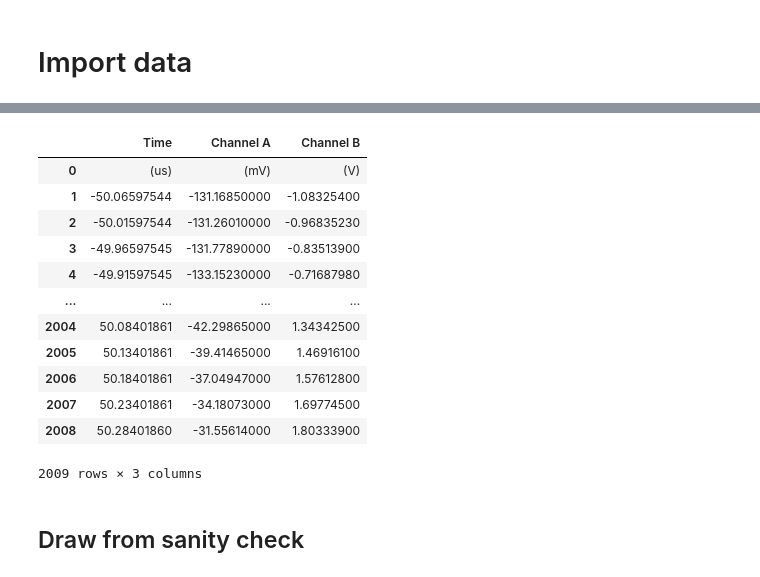
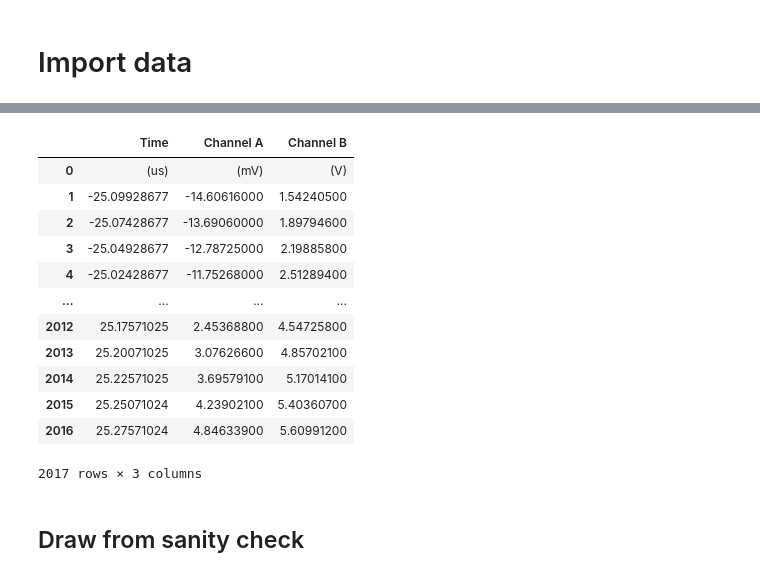
Before and after one commit to Vashistht/AdvancedLab_PHY243W, a Jupyter notebook: rlc_circuit/Chaos_lab.ipynb, the cells around one changed output, grey strips where cells are left out. Saved outputs shown, nothing was run; the diff lists cells and outputs as text; code cells hidden in the pictures.

```diff
--- a/rlc_circuit/Chaos_lab.ipynb
+++ b/rlc_circuit/Chaos_lab.ipynb
@@ -11,0 +42,7 @@ rlc_data_2 = pd.read_csv('7_10.csv')
+# %%
+path = "/Users/vashisth/Desktop/PHY_243W/data_at_279.800kHz/"
+# file_path_ls = ['/content/drive/MyDrive/PHYS 243W/RLC Chaos Lab/data at 279.800kHz/{0:.2f}/{1:.2f}_05.csv'.format(x,x)  for x in folders]
+file_path_ls = [path+'{0:.2f}/{1:.2f}_05.csv'.format(x,x)  for x in folders]
+file_path_ls[28] = path+'7.00/7.00_005.csv'
+file_path_ls[30] = path + '7.50/7.50_005.csv'
+file_path_ls[0]
@@ -12,19 +360,31 @@ rlc_data_2 = pd.read_csv('7_10.csv')
+# %%
+rlc_data_1 = pd.read_csv(filepath_or_buffer = path+'16.50/16.50_05.csv') # first file
+
+#rlc_data_2 = pd.read_csv(filepath_or_buffer ='/content/drive/MyDrive/PHYS 243W/RLC Chaos Lab/data at 279.800kHz/0.24/0.24_06.csv') # second file
+#rlc_data_2 = rlc_data_2.drop(axis=0, index=0)
 # %%
-rlc_data = rlc_data_1.append(rlc_data_2, ignore_index=True)
+
+#rlc_data = rlc_data_1.append(rlc_data_2, ignore_index=True)
+rlc_data = rlc_data_1
-# %% [output]
-|  | Time | Channel A | Channel B |
-| 0 | (us) | (mV) | (V) |
-| 1 | -50.06597544 | -131.16850000 | -1.08325400 |
-| 2 | -50.01597544 | -131.26010000 | -0.96835230 |
-| 3 | -49.96597545 | -131.77890000 | -0.83513900 |
-| 4 | -49.91597545 | -133.15230000 | -0.71687980 |
-| ... | ... | ... | ... |
-| 2004 | 50.08401861 | -42.29865000 | 1.34342500 |
-| 2005 | 50.13401861 | -39.41465000 | 1.46916100 |
-| 2006 | 50.18401861 | -37.04947000 | 1.57612800 |
-| 2007 | 50.23401861 | -34.18073000 | 1.69774500 |
-| 2008 | 50.28401860 | -31.55614000 | 1.80333900 |
-2009 rows × 3 columns
+# %%
+if rlc_data.columns[0] =='Frequency':
+  rlc_data = rlc_data.rename(columns = {'Frequency': 'Time'})
+# %%
+rlc_data
+# %% [output]
+|  | Time | Channel A | Channel B |
+| 0 | (us) | (mV) | (V) |
+| 1 | -25.09928677 | -14.60616000 | 1.54240500 |
+| 2 | -25.07428677 | -13.69060000 | 1.89794600 |
+| 3 | -25.04928677 | -12.78725000 | 2.19885800 |
+| 4 | -25.02428677 | -11.75268000 | 2.51289400 |
+| ... | ... | ... | ... |
+| 2012 | 25.17571025 | 2.45368800 | 4.54725800 |
+| 2013 | 25.20071025 | 3.07626600 | 4.85702100 |
+| 2014 | 25.22571025 | 3.69579100 | 5.17014100 |
+| 2015 | 25.25071024 | 4.23902100 | 5.40360700 |
+| 2016 | 25.27571024 | 4.84633900 | 5.60991200 |
+2017 rows × 3 columns
 # %%
 time_values = rlc_data ['Time'].to_numpy()  [1:].astype(float)
 time_series_A = rlc_data['Channel A'].to_numpy() [1:].astype(float)
```
Also changed, not shown: parts of 34 cells of this notebook, 1 other file.
